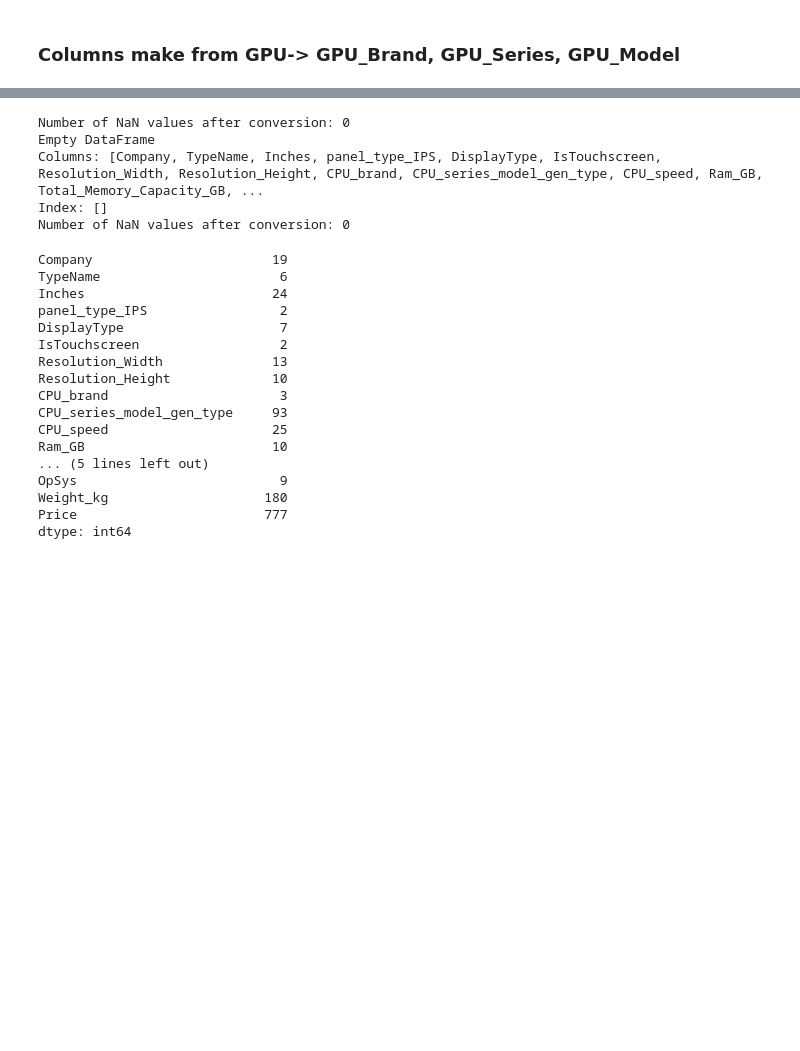
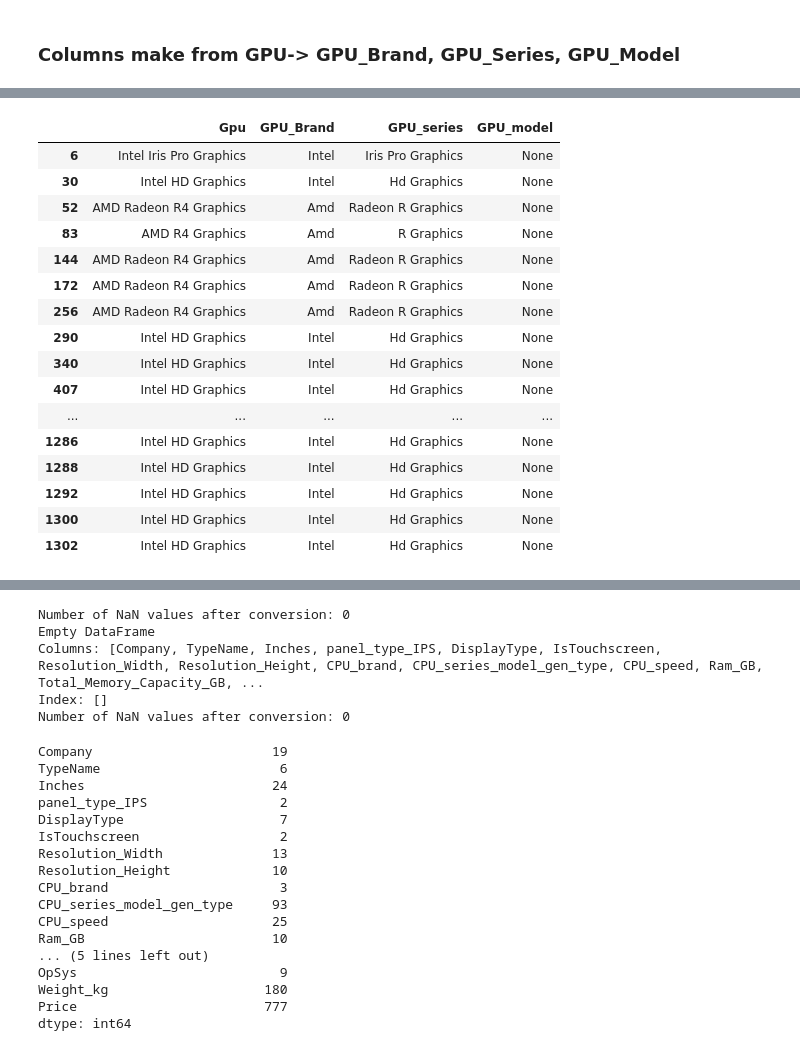
Before and after one commit to Nusrat-96/Laptop_Price_Prediction, a Jupyter notebook: notebook/clean_raw_dataset.ipynb, the cells around one changed output, grey strips where cells are left out. Drawn from its saved outputs; the diff is of its cells as text; code cells hidden in the pictures; blank space fills up the shorter version.

```diff
--- a/notebook/clean_raw_dataset.ipynb
+++ b/notebook/clean_raw_dataset.ipynb
@@ -556 +574,3 @@ Null values in GPU: 0
+# %%
+raw_data_copy_gpu = raw_data_copy_cpu.copy()
 # %%
@@ -628,4 +686,29 @@ GPU_model_no                  70
 dtype: int64
+# %%
+Check_GpU= pd.DataFrame({"Gpu": raw_data["Gpu"],
+                        "GPU_Brand": raw_data_copy_gpu["GPU_Brand"],
+                        "GPU_series": raw_data_copy_gpu["GPU_series"],
+                        "GPU_model": raw_data_copy_gpu["GPU_model_no"]})
+
+Check_GpU[Check_GpU["GPU_model"].isnull() ]
+# %% [output]
+|  | Gpu | GPU_Brand | GPU_series | GPU_model |
+| 6 | Intel Iris Pro Graphics | Intel | Iris Pro Graphics | None |
+| 30 | Intel HD Graphics | Intel | Hd Graphics | None |
+| 52 | AMD Radeon R4 Graphics | Amd | Radeon R Graphics | None |
+| 83 | AMD R4 Graphics | Amd | R Graphics | None |
+| 144 | AMD Radeon R4 Graphics | Amd | Radeon R Graphics | None |
+| 172 | AMD Radeon R4 Graphics | Amd | Radeon R Graphics | None |
+| 256 | AMD Radeon R4 Graphics | Amd | Radeon R Graphics | None |
+| 290 | Intel HD Graphics | Intel | Hd Graphics | None |
+| 340 | Intel HD Graphics | Intel | Hd Graphics | None |
+| 407 | Intel HD Graphics | Intel | Hd Graphics | None |
+| ... | ... | ... | ... | ... |
+| 1286 | Intel HD Graphics | Intel | Hd Graphics | None |
+| 1288 | Intel HD Graphics | Intel | Hd Graphics | None |
+| 1292 | Intel HD Graphics | Intel | Hd Graphics | None |
+| 1300 | Intel HD Graphics | Intel | Hd Graphics | None |
+| 1302 | Intel HD Graphics | Intel | Hd Graphics | None |
 # %%
 #Store the converted dataset
 dataset_updated = raw_data_copy_cpu
```
Also changed, not shown: parts of 14 cells of this notebook, 4 other files.
